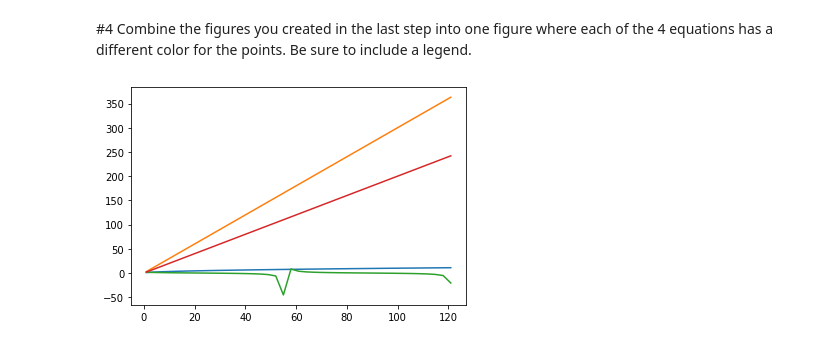
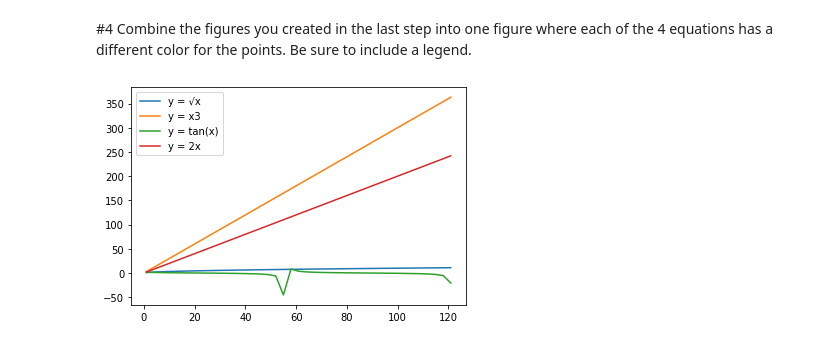
Before and after one commit to yvonneking1/python-exercises, a Jupyter notebook: 4.8.2_matplotlib_exercises.ipynb, the cells around one changed output. Saved outputs shown, nothing was run; the diff lists cells and outputs as text; code cells hidden in the pictures.

Commit message:
added legend to last exercise

```diff
--- a/4.8.2_matplotlib_exercises.ipynb
+++ b/4.8.2_matplotlib_exercises.ipynb
@@ -158,14 +158,15 @@ plt.plot(x, y4)
 # %% [markdown]
 #4 Combine the figures you created in the last step into one figure where each of the 4 equations has a different color for the points. Be sure to include a legend.
 # %%
-plt.plot(x, y1)
+plt.plot(x, y1, label = "y = √x")
 
-plt.plot(x, y2)
+plt.plot(x, y2, label = "y = x3")
 
-plt.plot(x, y3)
+plt.plot(x, y3, label = "y = tan(x)")
 
-plt.plot(x, y4)
+plt.plot(x, y4, label = "y = 2x")
 
+plt.legend()
 plt.show()
 # %% [output]
-[figure, old version]
+[figure, new version]
```
